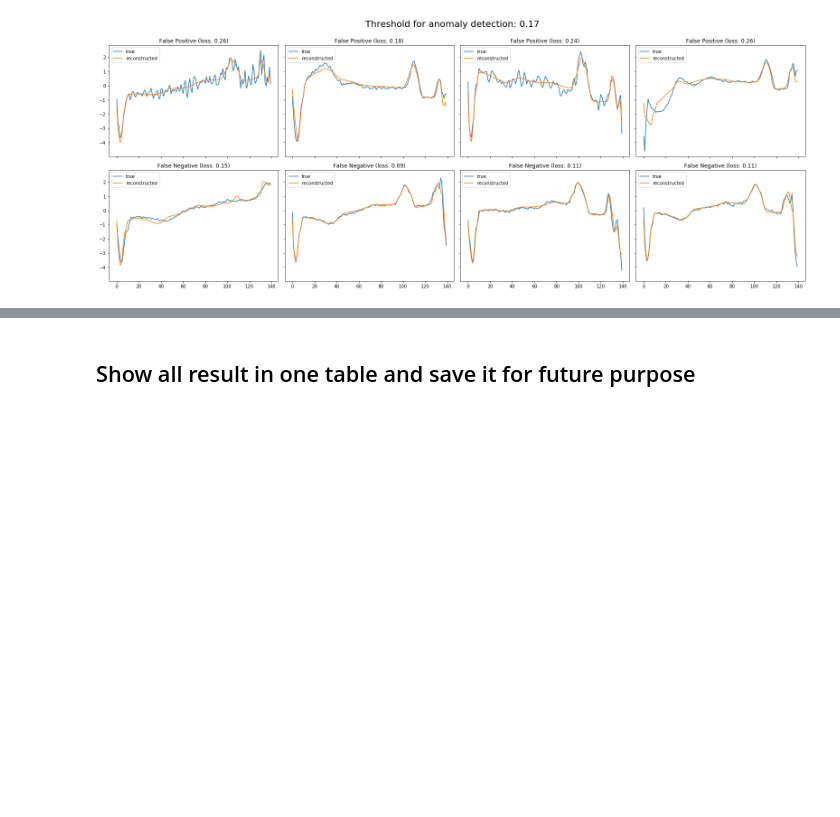
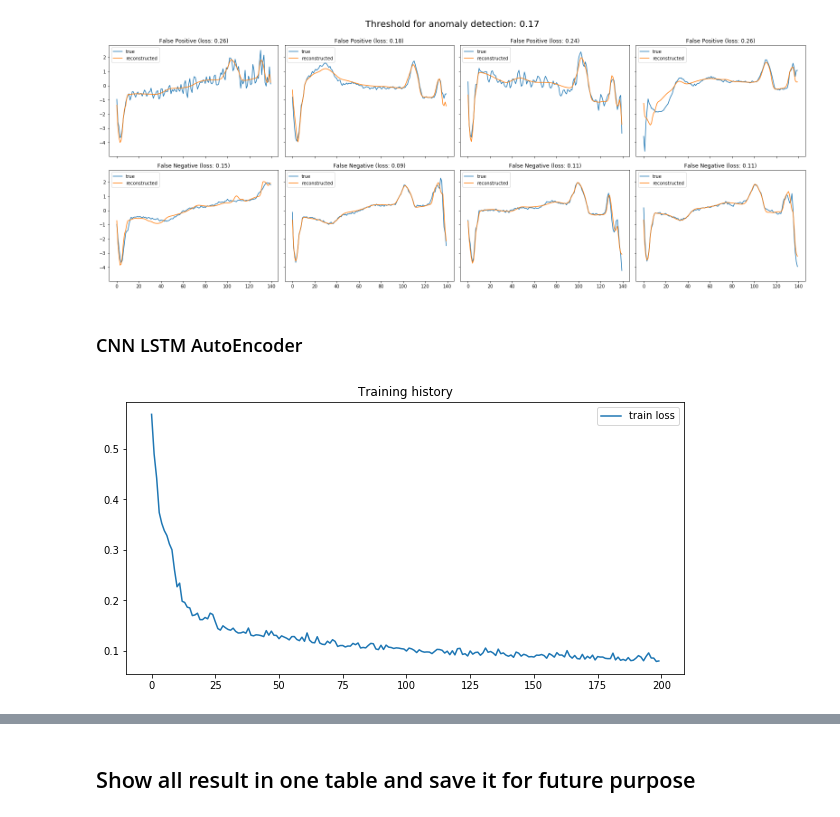
Before and after one commit to 1905046-NiazRahman/CSE472-Project, a Jupyter notebook: LSTM-Variation.ipynb, the cells around one changed output, grey strips where cells are left out. Cells and saved outputs as stored; diff of their text form; code cells hidden in the pictures; blank space fills up the shorter version.

```diff
--- a/LSTM-Variation.ipynb
+++ b/LSTM-Variation.ipynb
@@ -281,3 +283,19 @@ plot_recontructions(model,
 [figure]
 # %%
 model.save('./models/Stacked_LSTM_AutoEncoder.h5')
+# %% [markdown]
+### CNN LSTM AutoEncoder
+# %%
+# Build model
+model = Sequential()
+model.add(Conv1D(filters=64, kernel_size=3, activation='relu', input_shape=(X_train_3d.shape[1:]) ) )
+model.add(LSTM(64) )
+model.add(RepeatVector(X_train_3d.shape[1]) )
+model.add(LSTM(64, return_sequences=True) )
+model.add(TimeDistributed(Dense(1) ) )
+model.compile(loss='mae', optimizer='adam')
+model.summary()
+# %%
+fit_model(model, X_train_3d, EPOCHS, BATCH_SIZE, verbose=0, callbacks=[EARLY_STOPPING])
+# %% [output]
+[figure, added]
```
Also changed, not shown: parts of 35 cells of this notebook, 1 other file.
